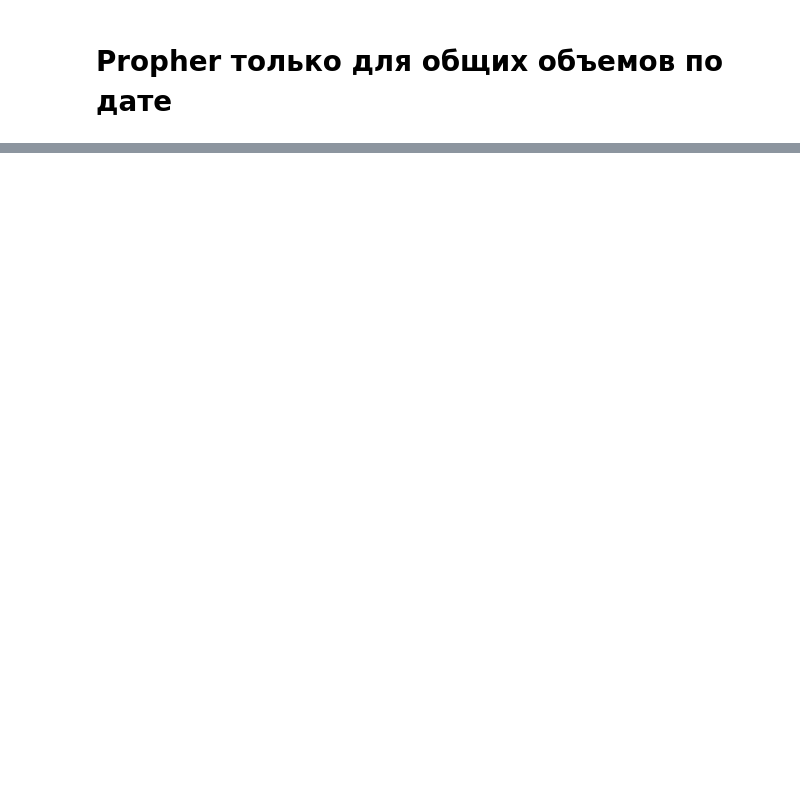
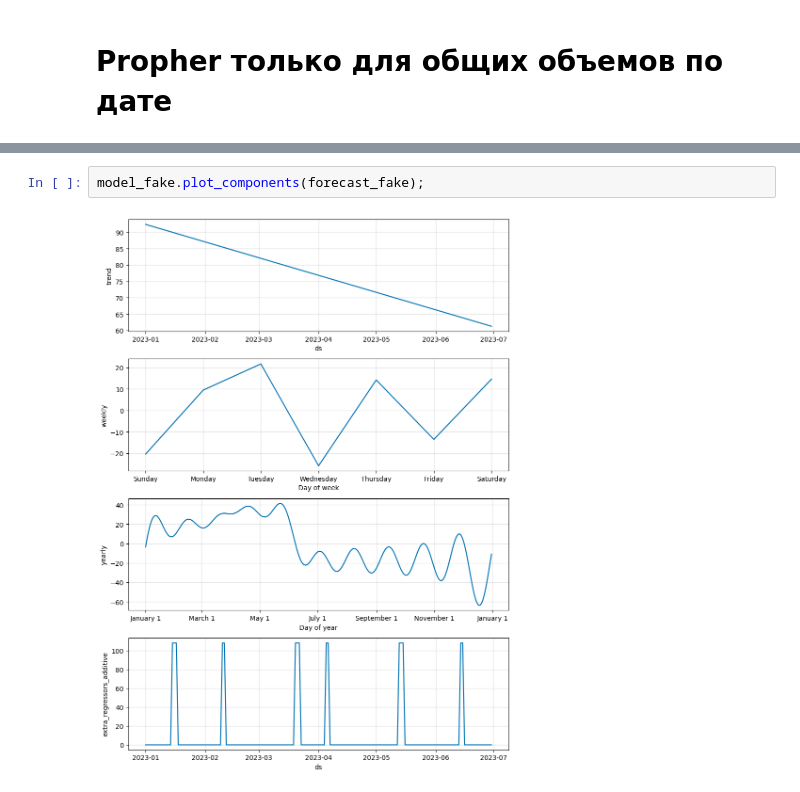
Before and after one commit to a-ignatov86/accel_sales, a Jupyter notebook: test.ipynb, the cells around one changed output, grey strips where cells are left out. Drawn from its saved outputs; the diff is of its cells as text; blank space fills up the shorter version.

```diff
--- a/test.ipynb
+++ b/test.ipynb
@@ -250,0 +329,4 @@ plt.show()
+# %%
+model_fake.plot_components(forecast_fake);
+# %% [output]
+[figure, added]
```
Also changed, not shown: parts of 14 cells of this notebook, 2 other files.
